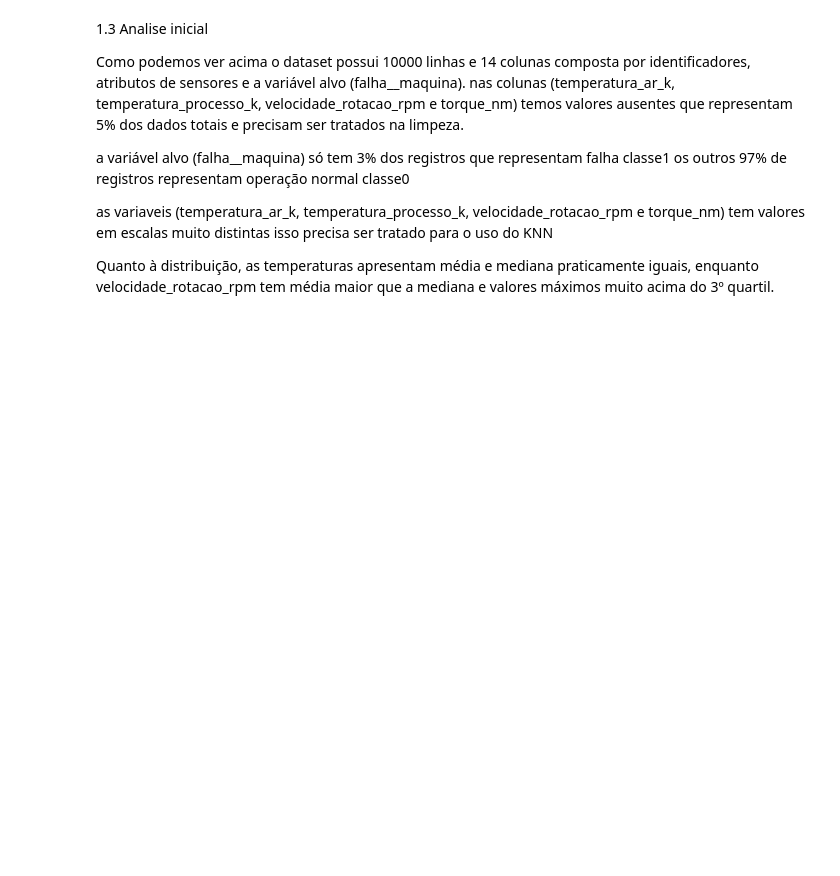
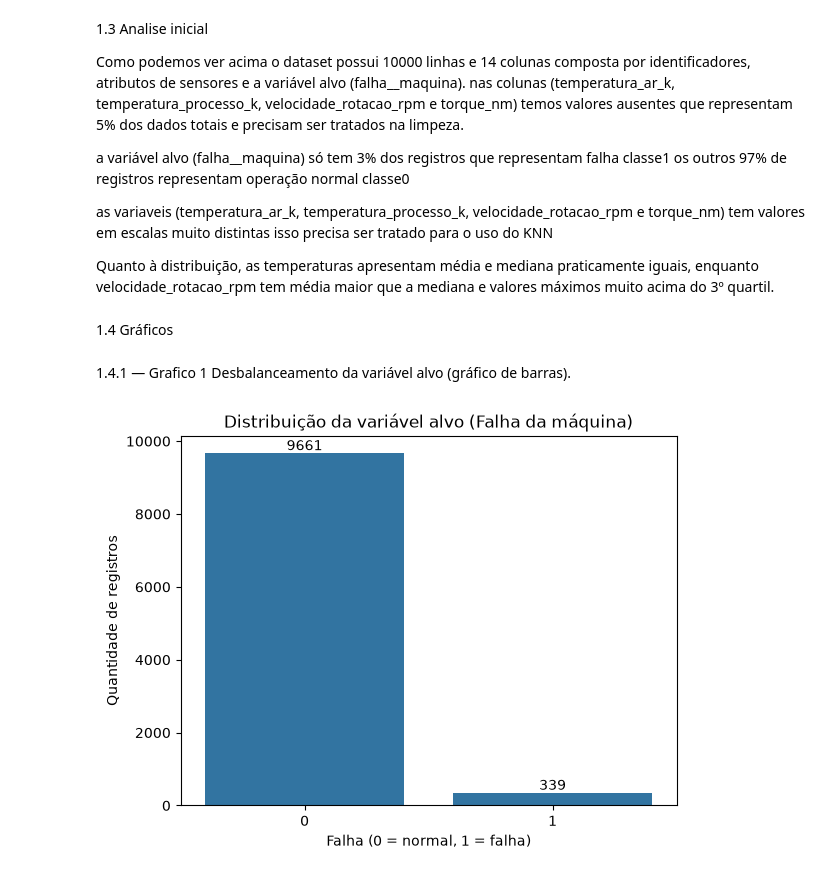
Before and after one commit to renatosadriano-debug/PROJETO-FINAL---ANALISE-DE-MANUTEN-DE-MAQUINAS-PARA-FABRICAS, a Jupyter notebook: notebook.ipynb, the cells around one changed output. Cells and saved outputs as stored; diff of their text form; code cells hidden in the pictures; blank space fills up the shorter version.

```diff
--- a/notebook.ipynb
+++ b/notebook.ipynb
@@ -16,5 +16,6 @@ pd.set_option('display.float_format', '{:.2f}'.format)
 # %%
-df_ler = pd.read_csv('data/manutencao_preditiva.csv')
+df_original = pd.read_csv('data/manutencao_preditiva.csv')   # base original intocável
+df_ler = df_original.copy()                                  # cópia de trabalho
 df_ler.head()
 # %% [output]
 |  | udi | id_produto | tipo | temperatura_ar_k | temperatura_processo_k | velocidade_rotacao_rpm | torque_nm | ... |
@@ -66,3 +67,17 @@ a variável alvo (falha__maquina) só tem 3% dos registros que representam falha
 as variaveis (temperatura_ar_k, temperatura_processo_k, velocidade_rotacao_rpm e torque_nm) tem valores em escalas muito distintas isso precisa ser tratado para o uso do KNN
 
 Quanto à distribuição, as temperaturas apresentam média e mediana praticamente iguais, enquanto velocidade_rotacao_rpm tem média maior que a mediana e valores máximos muito acima do 3º quartil.
+# %% [markdown]
+1.4 Gráficos
+# %% [markdown]
+ 1.4.1 — Grafico 1 Desbalanceamento da variável alvo (gráfico de barras).
+# %%
+ax = sns.countplot(data=df_ler, x='falha_maquina')
+for container in ax.containers:
+    ax.bar_label(container)
+plt.title('Distribuição da variável alvo (Falha da máquina)')
+plt.xlabel('Falha (0 = normal, 1 = falha)')
+plt.ylabel('Quantidade de registros')
+plt.show()
+# %% [output]
+[figure, added]
```
Also changed, not shown: parts of 21 cells of this notebook.
